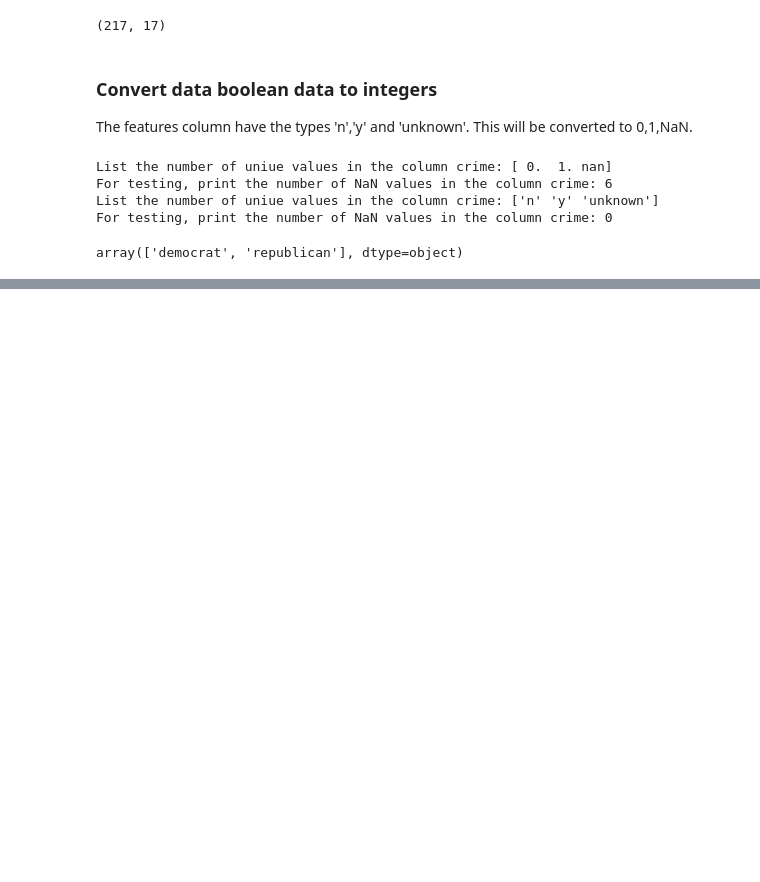
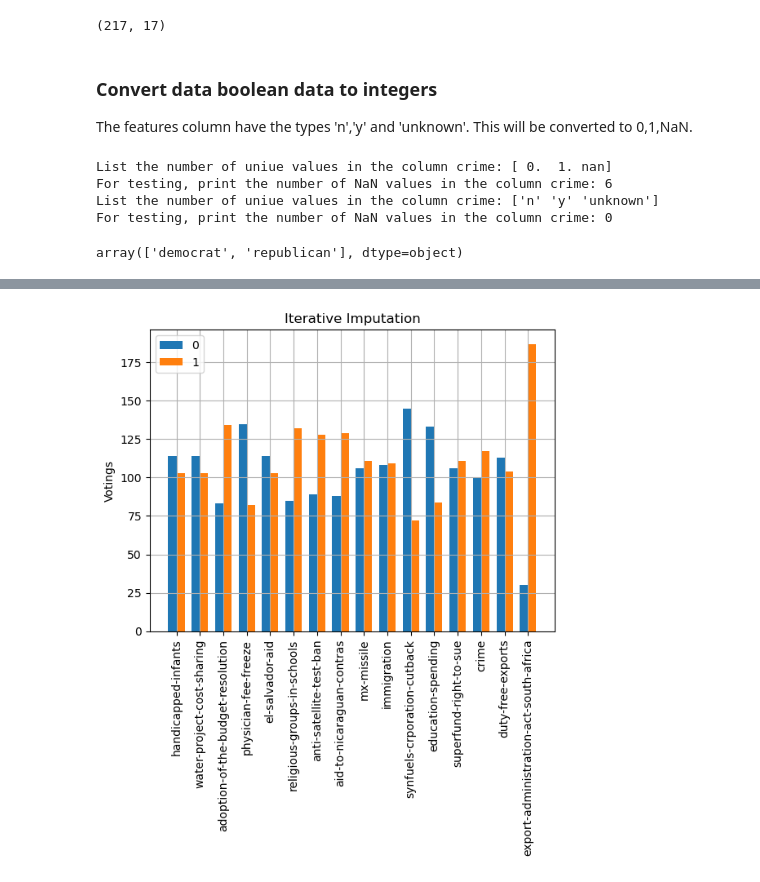
Before and after one commit to izsom/MachineLearning23ws, a Jupyter notebook: Exercise1/congressional_data.ipynb, the cells around one changed output, grey strips where cells are left out. Saved outputs shown, nothing was run; the diff lists cells and outputs as text; code cells hidden in the pictures; blank space fills up the shorter version.

```diff
--- a/Exercise1/congressional_data.ipynb
+++ b/Exercise1/congressional_data.ipynb
@@ -147,0 +247,23 @@ array(['democrat', 'republican'], dtype=object)
+# %%
+iter_imput_x = pd.DataFrame(iter_imput_x, columns=congVoting_train_w_nan_numeric_x.columns)
+iter_imput_sumup = iter_imput_x.apply(pd.Series.value_counts)
+#print(iter_knn_sumup)
+# dist_df.iloc[0].plot(kind="bar", alpha = 0.7)
+
+x = np.arange(len(iter_imput_sumup.columns))  # the label locations
+width = 0.35  # the width of the bars
+
+
+fig, ax = plt.subplots()
+rects1 = ax.bar(x - width/2, iter_imput_sumup.iloc[0,], width, label='0')
+rects2 = ax.bar(x + width/2, iter_imput_sumup.iloc[1,], width, label='1')
+
+ax.set_ylabel('Votings')
+ax.set_title("Iterative Imputation")
+ax.set_xticks(x)
+ax.set_xticklabels(iter_imput_sumup.columns)
+ax.legend()
+plt.xticks(rotation=90)
+plt.grid()
+# %% [output]
+[figure, added]
```
Also changed, not shown: parts of 10 cells of this notebook, 1 other file.
